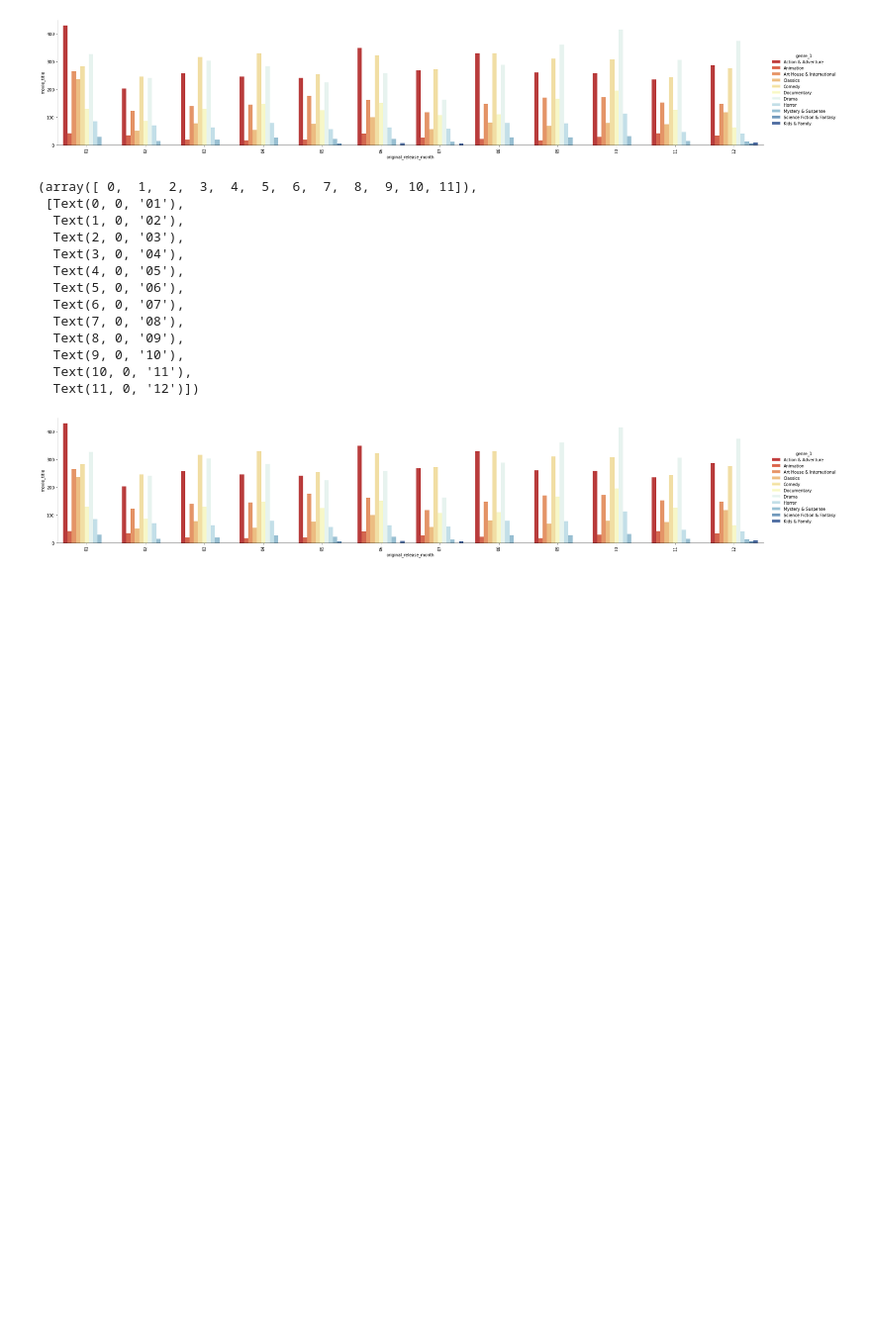
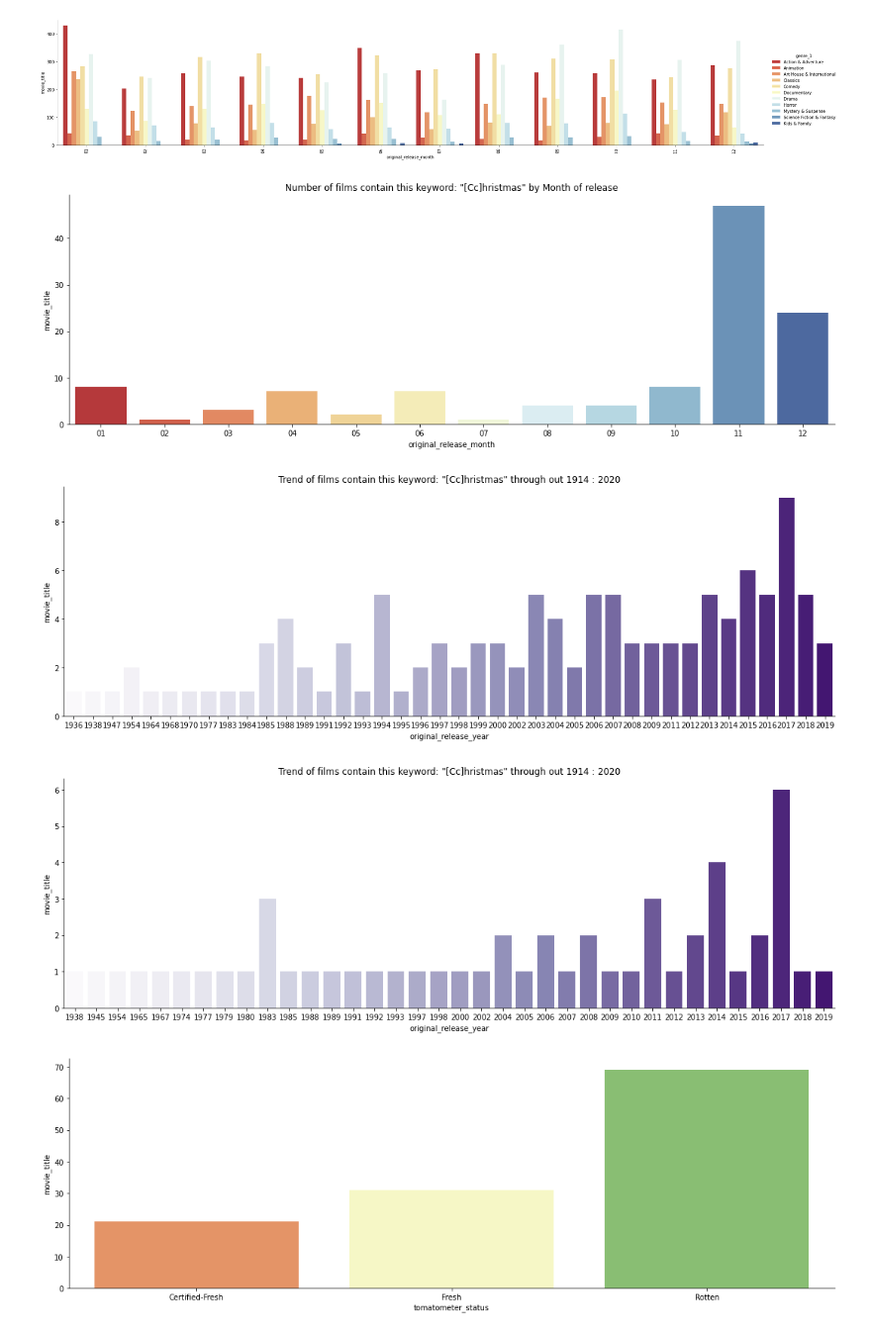
Before and after one commit to benvictoria17/DataAnalytics, a Jupyter notebook: [EDA]rotten_tomatoes.ipynb, the cells around one changed output. Shown at 99% size. Cells and saved outputs as stored; diff of their text form; code cells hidden in the pictures; blank space fills up the shorter version.

```diff
--- a/[EDA]rotten_tomatoes.ipynb
+++ b/[EDA]rotten_tomatoes.ipynb
@@ -207,24 +238,46 @@ plt.xticks(rotation=90)
   Text(10, 0, '11'),
   Text(11, 0, '12')])
 [figure]
-# %%
-tmp = film.groupby(['original_release_month', 'genre_1']).agg({'movie_title':'count'}).reset_index()
-sns.catplot(data=tmp[~((tmp['original_release_month'] == 'nan') | (tmp['original_release_month'] == '')) & (tmp['movie_title'] > 5)], kind='bar', x='original_release_month', y='movie_title'
-            , aspect=5, palette='RdYlBu'
-            , hue='genre_1')
-plt.xticks(rotation=90)
-# %% [output]
-(array([ 0,  1,  2,  3,  4,  5,  6,  7,  8,  9, 10, 11]),
- [Text(0, 0, '01'),
-  Text(1, 0, '02'),
-  Text(2, 0, '03'),
-  Text(3, 0, '04'),
-  Text(4, 0, '05'),
-  Text(5, 0, '06'),
-  Text(6, 0, '07'),
-  Text(7, 0, '08'),
-  Text(8, 0, '09'),
-  Text(9, 0, '10'),
-  Text(10, 0, '11'),
-  Text(11, 0, '12')])
-[figure, removed]
+# %%
+def keyword_month(keyword, col,  regex=True, aspect=3):
+    df = film[film[str(col)].str.contains(keyword, regex=regex).fillna(False)].groupby('original_release_month').agg({"movie_title":"count"}).reset_index()
+    df_c = df[~(df['original_release_month'] == '')]
+    sns.catplot(data=df_c, kind='bar', x='original_release_month', y='movie_title'
+            , aspect=aspect
+            , palette='RdYlBu'
+           )
+    plt.xticks(rotation=0)
+    plt.title(f'Number of films contain this keyword: "{keyword}" by Month of release')
+def keyword_trend(keyword, col,  regex=True, aspect=3):
+    tick = np.arange(1914, 2021, step=1)
+    df = film[film[str(col)].str.contains(keyword, regex=regex).fillna(False)].groupby(['original_release_year']).agg({"movie_title":"count"}).reset_index()
+    df_c = df[~((df['original_release_year'] == '') | (df['original_release_year'] == 'nan'))]
+    sns.catplot(data=df_c, kind='bar', x='original_release_year', y='movie_title'
+            , aspect=aspect
+            , palette='Purples'
+           )
+    plt.title(f'Trend of films contain this keyword: "{keyword}" through out {a} : {b}')
+def keyword_rotten(keyword, col, regex=True, aspect=3):
+    df = film[film[str(col)].str.contains(keyword, regex=regex).fillna(False)].groupby('tomatometer_status').agg({"movie_title":"count"}).reset_index()
+    df_c = df[~(df['tomatometer_status'] == '')]
+    sns.catplot(data=df_c, kind='bar'
+                , x='tomatometer_status', y='movie_title'
+                , aspect=aspect
+                , palette='RdYlGn'
+               )
+    plt.xticks(rotation=0)
+# %%
+keyword_month('[Cc]hristmas', 'movie_info')
+
+keyword_trend('[Cc]hristmas', 'movie_info')
+
+keyword_trend('[Cc]hristmas', 'movie_title')
+
+keyword_rotten('[Cc]hristmas', 'movie_info')
+
+keyword_rotten('[Cc]hristmas', 'movie_title')
+# %% [output]
+[figure, added]
+[figure, added]
+[figure, added]
+[figure, added]
```
Also changed, not shown: parts of 11 cells of this notebook.
